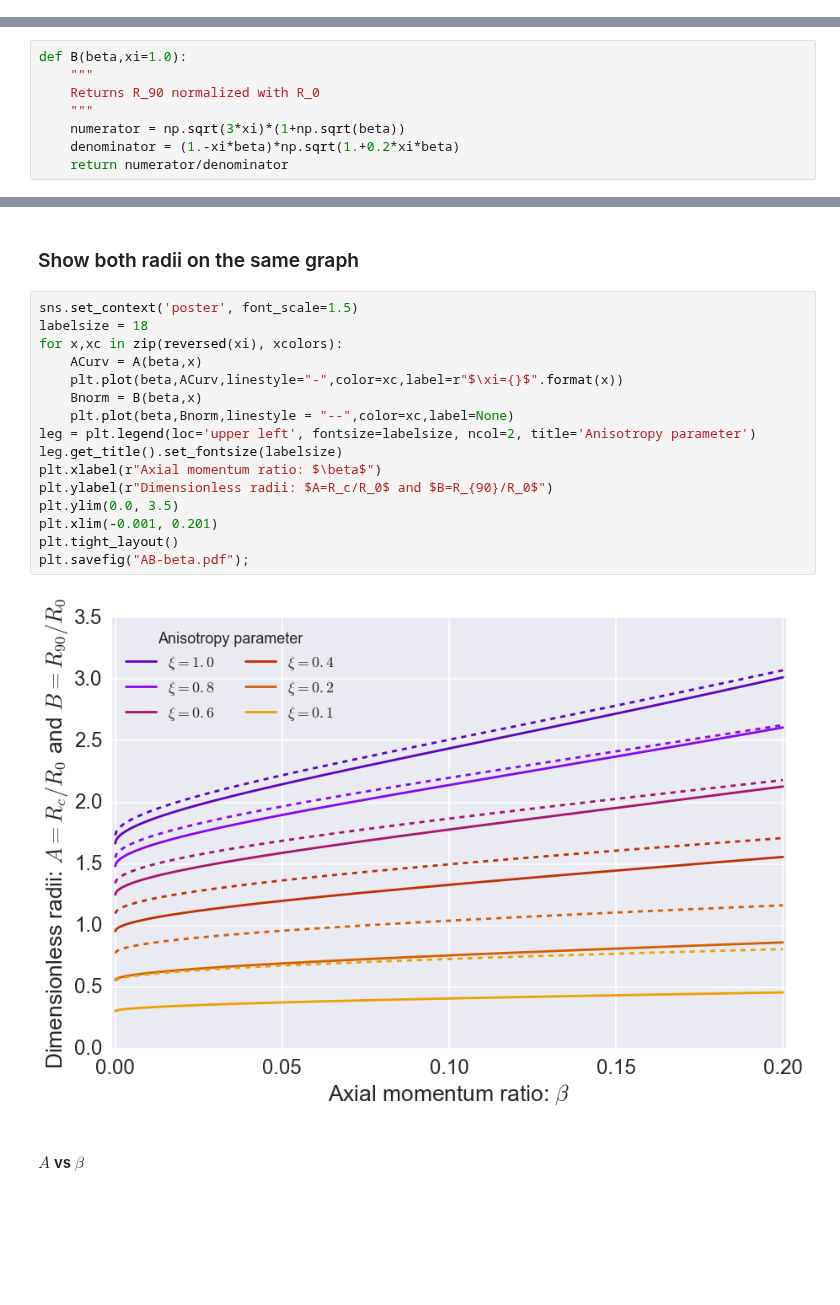
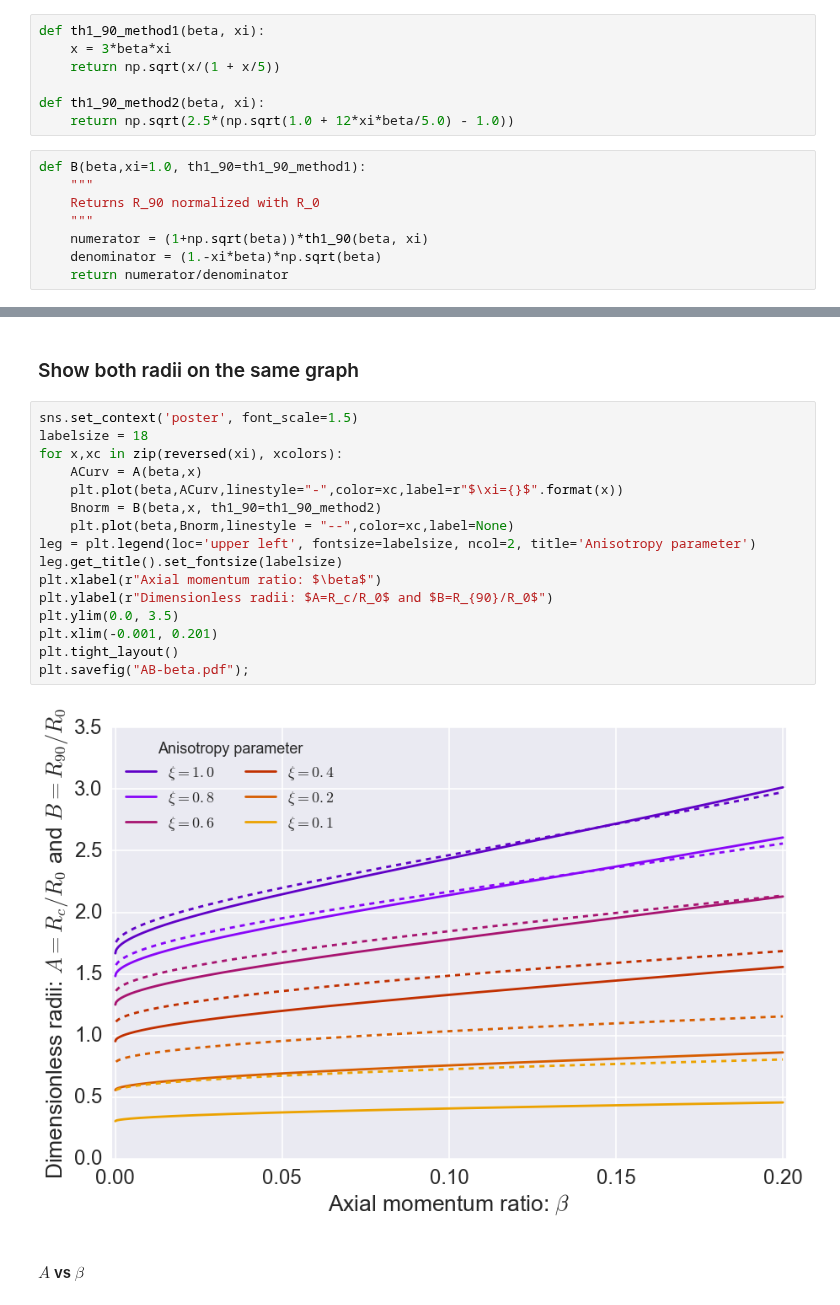
Before and after one commit to will-henney/bowshock-shape, a Jupyter notebook: papers/Paper1/Radii_vs_beta.ipynb, the cells around one changed output, grey strips where cells are left out. Drawn from its saved outputs; the diff is of its cells as text; blank space fills up the shorter version.

```diff
--- a/papers/Paper1/Radii_vs_beta.ipynb
+++ b/papers/Paper1/Radii_vs_beta.ipynb
@@ -33,6 +33,21 @@ def A(b, xi):
     c = (1 - b - 9.0*k/4.0)/30.0
     alpha = (1.0 + 2*sb)/6.0 + c/(1 + sb)
     return 1./(1.0-2*alpha)
+# %%
+def th1_90_method1(beta, xi):
+    x = 3*beta*xi
+    return np.sqrt(x/(1 + x/5))
+
+def th1_90_method2(beta, xi):
+    return np.sqrt(2.5*(np.sqrt(1.0 + 12*xi*beta/5.0) - 1.0))
+# %%
+def B(beta,xi=1.0, th1_90=th1_90_method1):
+    """
+    Returns R_90 normalized with R_0
+    """
+    numerator = (1+np.sqrt(beta))*th1_90(beta, xi)
+    denominator = (1.-xi*beta)*np.sqrt(beta)
+    return numerator/denominator
 # %%
 def theta_c(beta,xi=1.0):
     """
@@ -43,12 +59,4 @@ def theta_c(beta,xi=1.0):
     return np.sign(arg)*np.arctan(np.sqrt(np.abs(arg)))
-# %%
-def B(beta,xi=1.0):
-    """
-    Returns R_90 normalized with R_0
-    """
-    numerator = np.sqrt(3*xi)*(1+np.sqrt(beta))
-    denominator = (1.-xi*beta)*np.sqrt(1.+0.2*xi*beta)
-    return numerator/denominator
 # %% [markdown]
 ## Defining arrays for $\beta$ and $\xi$
 # %%
@@ -82,21 +90,21 @@ sns.axes_style()
 # %%
 sns.set_context('poster', font_scale=1.5)
 labelsize = 18
 for x,xc in zip(reversed(xi), xcolors):
     ACurv = A(beta,x)
     plt.plot(beta,ACurv,linestyle="-",color=xc,label=r"$\xi={}$".format(x))
-    Bnorm = B(beta,x)
+    Bnorm = B(beta,x, th1_90=th1_90_method2)
     plt.plot(beta,Bnorm,linestyle = "--",color=xc,label=None)
 leg = plt.legend(loc='upper left', fontsize=labelsize, ncol=2, title='Anisotropy parameter')
 leg.get_title().set_fontsize(labelsize)
 plt.xlabel(r"Axial momentum ratio: $\beta$")
 plt.ylabel(r"Dimensionless radii: $A=R_c/R_0$ and $B=R_{90}/R_0$")
 plt.ylim(0.0, 3.5)
 plt.xlim(-0.001, 0.201)
 plt.tight_layout()
 plt.savefig("AB-beta.pdf");
 # %% [output]
-[figure, old version]
+[figure, new version]
 # %% [markdown]
 #### $A$ vs $\beta$
 # %%
```
Also changed, not shown: parts of 4 cells of this notebook, 13 other files.
